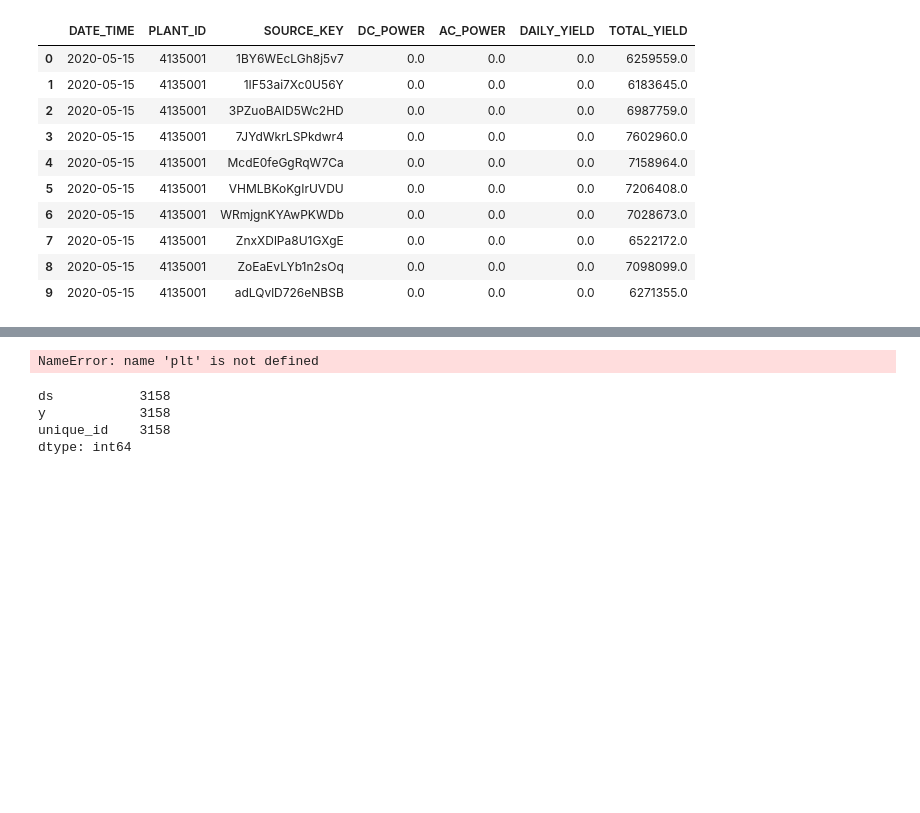
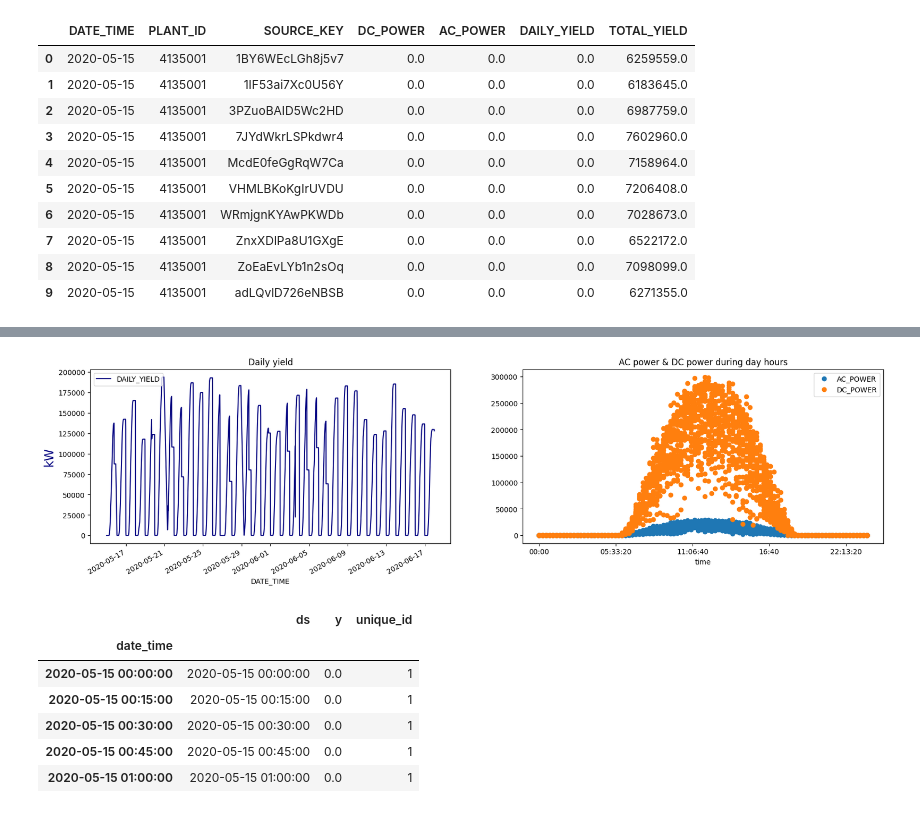
Before and after one commit to jhivandebenoit/Ensemble-Forecasting, a Jupyter notebook: neuralforecast.ipynb, the cells around one changed output, grey strips where cells are left out. Drawn from its saved outputs; the diff is of its cells as text; code cells hidden in the pictures; blank space fills up the shorter version.

```diff
--- a/neuralforecast.ipynb
+++ b/neuralforecast.ipynb
@@ -118,29 +67,34 @@ gen_1.head(10)
 # %%
+gen_1.dropna(inplace=True)
 df_gen=gen_1.groupby('DATE_TIME').sum().reset_index()
 df_gen['time']=df_gen['DATE_TIME'].dt.time
 
 fig,ax = plt.subplots(ncols=2,nrows=1,dpi=100,figsize=(20,5))
 # daily yield plot
 df_gen.plot(x='DATE_TIME',y='DAILY_YIELD',color='navy',ax=ax[0])
 # AC & DC power plot
 df_gen.set_index('time').drop('DATE_TIME',axis=1)[['AC_POWER','DC_POWER']].plot(style='o',ax=ax[1])
 
 ax[0].set_title('Daily yield',)
 ax[1].set_title('AC power & DC power during day hours')
 ax[0].set_ylabel('kW',color='navy',fontsize=17)
 plt.show()
 # %% [output]
-NameError: name 'plt' is not defined
+[figure, added]
 # %%
-pred_gen = gen_1.copy()
-pred_gen = pred_gen.groupby('DATE_TIME').sum()
-pred_gen = pred_gen['DAILY_YIELD'].reset_index()
-pred_gen.rename(columns={'DAILY_YIELD': 'y', 'DATE_TIME': 'ds'}, inplace=True)
-pred_gen['unique_id'] = 1
-pred_gen.head()
-pred_gen.count()
+univariate_df = merged_df.copy()
+univariate_df = univariate_df.groupby('DATE_TIME').sum()
+univariate_df = univariate_df['DAILY_YIELD'].reset_index()
+univariate_df.rename(columns={'DAILY_YIELD': 'y', 'DATE_TIME': 'ds'}, inplace=True)
+univariate_df['date_time'] = univariate_df['ds']
+univariate_df.set_index('date_time', inplace=True)
+univariate_df['unique_id'] = 1
+univariate_df.head()
 # %% [output]
-ds           3158
-y            3158
-unique_id    3158
-dtype: int64
+|  | ds | y | unique_id |
+| date_time |  |  |  |
+| 2020-05-15 00:00:00 | 2020-05-15 00:00:00 | 0.0 | 1 |
+| 2020-05-15 00:15:00 | 2020-05-15 00:15:00 | 0.0 | 1 |
+| 2020-05-15 00:30:00 | 2020-05-15 00:30:00 | 0.0 | 1 |
+| 2020-05-15 00:45:00 | 2020-05-15 00:45:00 | 0.0 | 1 |
+| 2020-05-15 01:00:00 | 2020-05-15 01:00:00 | 0.0 | 1 |
```
Also changed, not shown: parts of 24 cells of this notebook, 2 other files.
